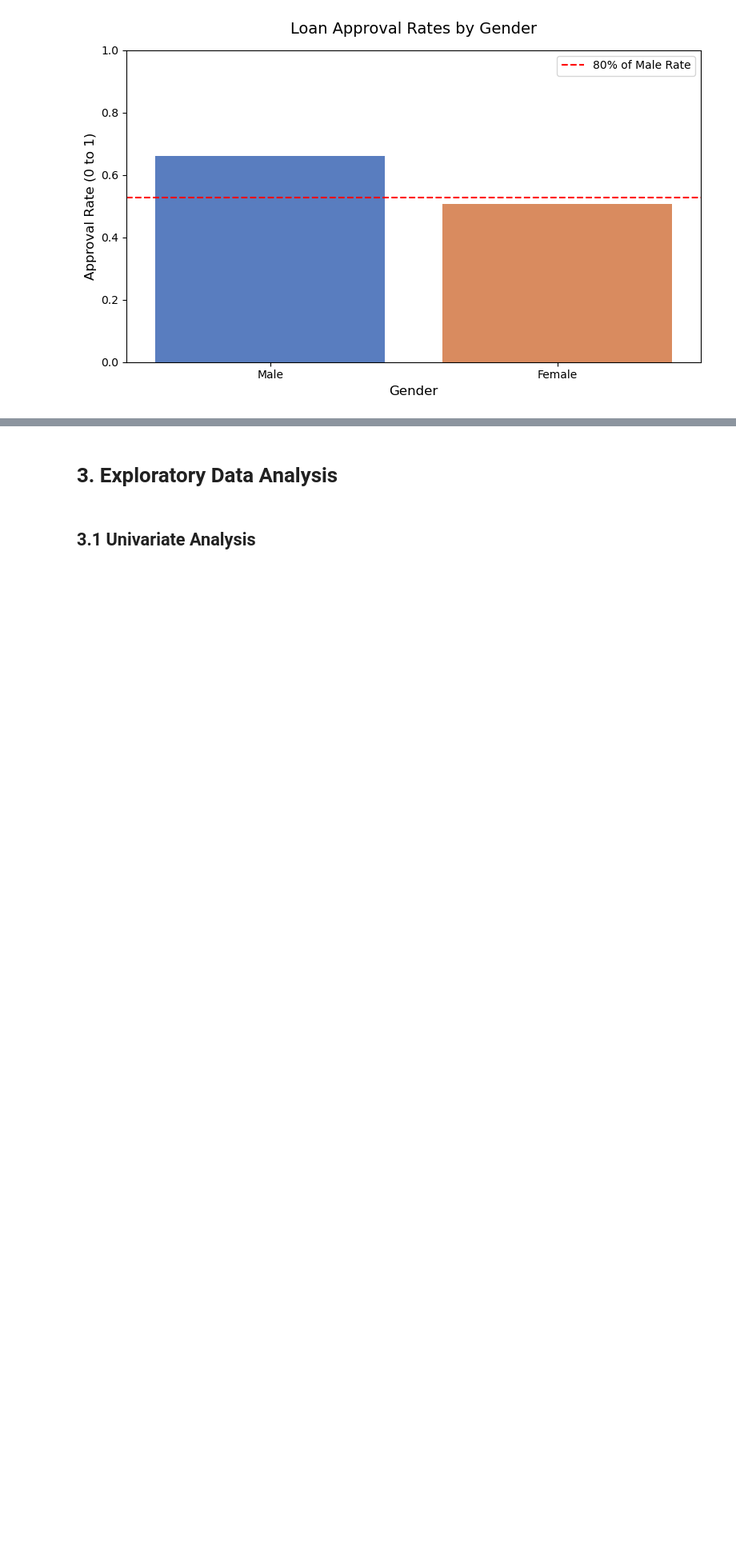
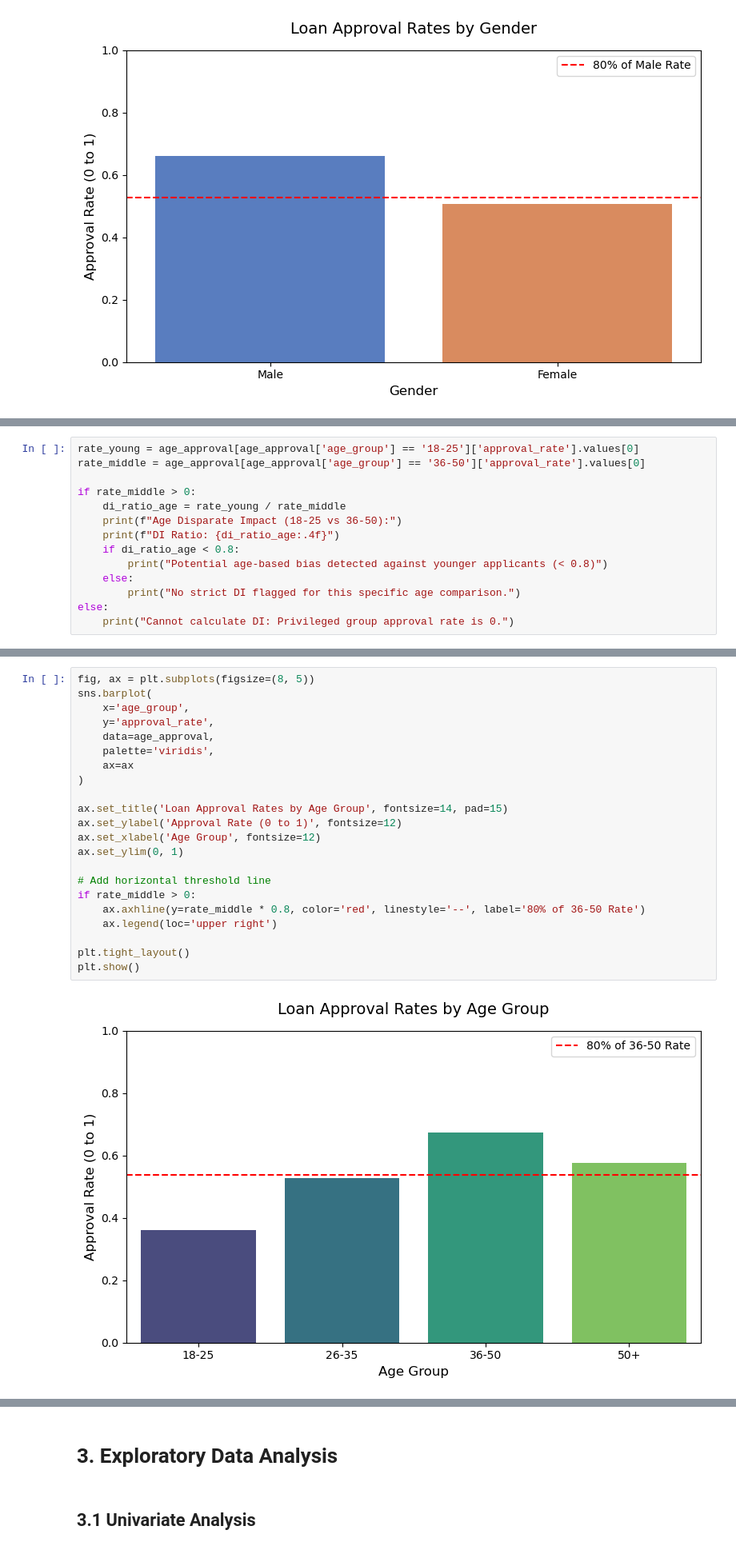
Before and after one commit to maxhaus31/dego-project-team7, a Jupyter notebook: 02_BiasAnalysis.ipynb, the cells around one changed output, grey strips where cells are left out. Shown at 80% size. Saved outputs shown, nothing was run; the diff lists cells and outputs as text; blank space fills up the shorter version.

```diff
--- a/02_BiasAnalysis.ipynb
+++ b/02_BiasAnalysis.ipynb
@@ -176,0 +224,14 @@ plt.show()
+# %%
+rate_young = age_approval[age_approval['age_group'] == '18-25']['approval_rate'].values[0]
+rate_middle = age_approval[age_approval['age_group'] == '36-50']['approval_rate'].values[0]
+
+if rate_middle > 0:
+    di_ratio_age = rate_young / rate_middle
+    print(f"Age Disparate Impact (18-25 vs 36-50):")
+    print(f"DI Ratio: {di_ratio_age:.4f}")
+    if di_ratio_age < 0.8:
+        print("Potential age-based bias detected against younger applicants (< 0.8)")
+    else:
+        print("No strict DI flagged for this specific age comparison.")
+else:
+    print("Cannot calculate DI: Privileged group approval rate is 0.")
@@ -176,0 +245,24 @@ plt.show()
+# %%
+fig, ax = plt.subplots(figsize=(8, 5))
+sns.barplot(
+    x='age_group',
+    y='approval_rate',
+    data=age_approval,
+    palette='viridis',
+    ax=ax
+)
+
+ax.set_title('Loan Approval Rates by Age Group', fontsize=14, pad=15)
+ax.set_ylabel('Approval Rate (0 to 1)', fontsize=12)
+ax.set_xlabel('Age Group', fontsize=12)
+ax.set_ylim(0, 1)
+
+# Add horizontal threshold line
+if rate_middle > 0:
+    ax.axhline(y=rate_middle * 0.8, color='red', linestyle='--', label='80% of 36-50 Rate')
+    ax.legend(loc='upper right')
+
+plt.tight_layout()
+plt.show()
+# %% [output]
+[figure, added]
```
Also changed, not shown: parts of 24 cells of this notebook.
